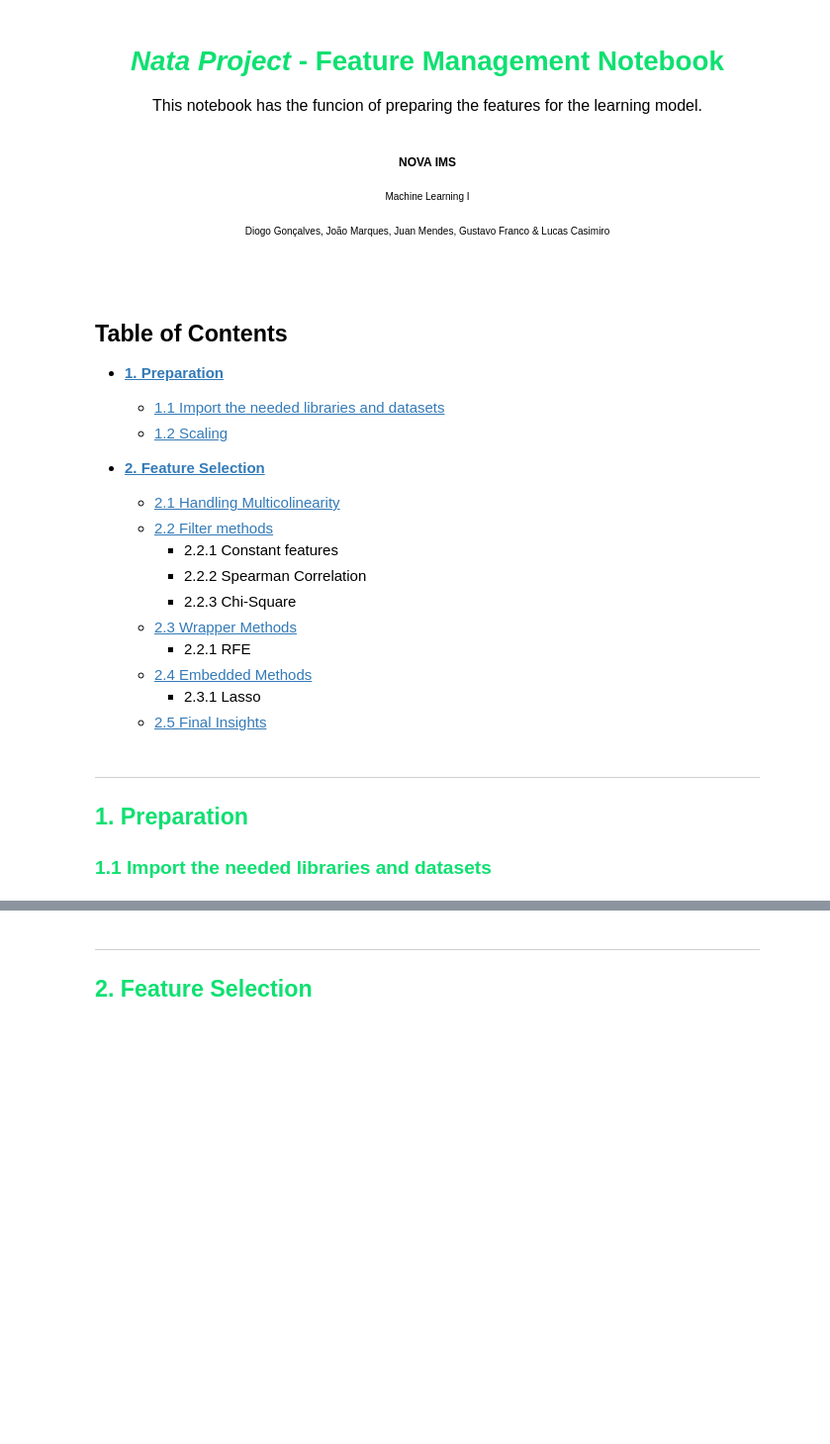
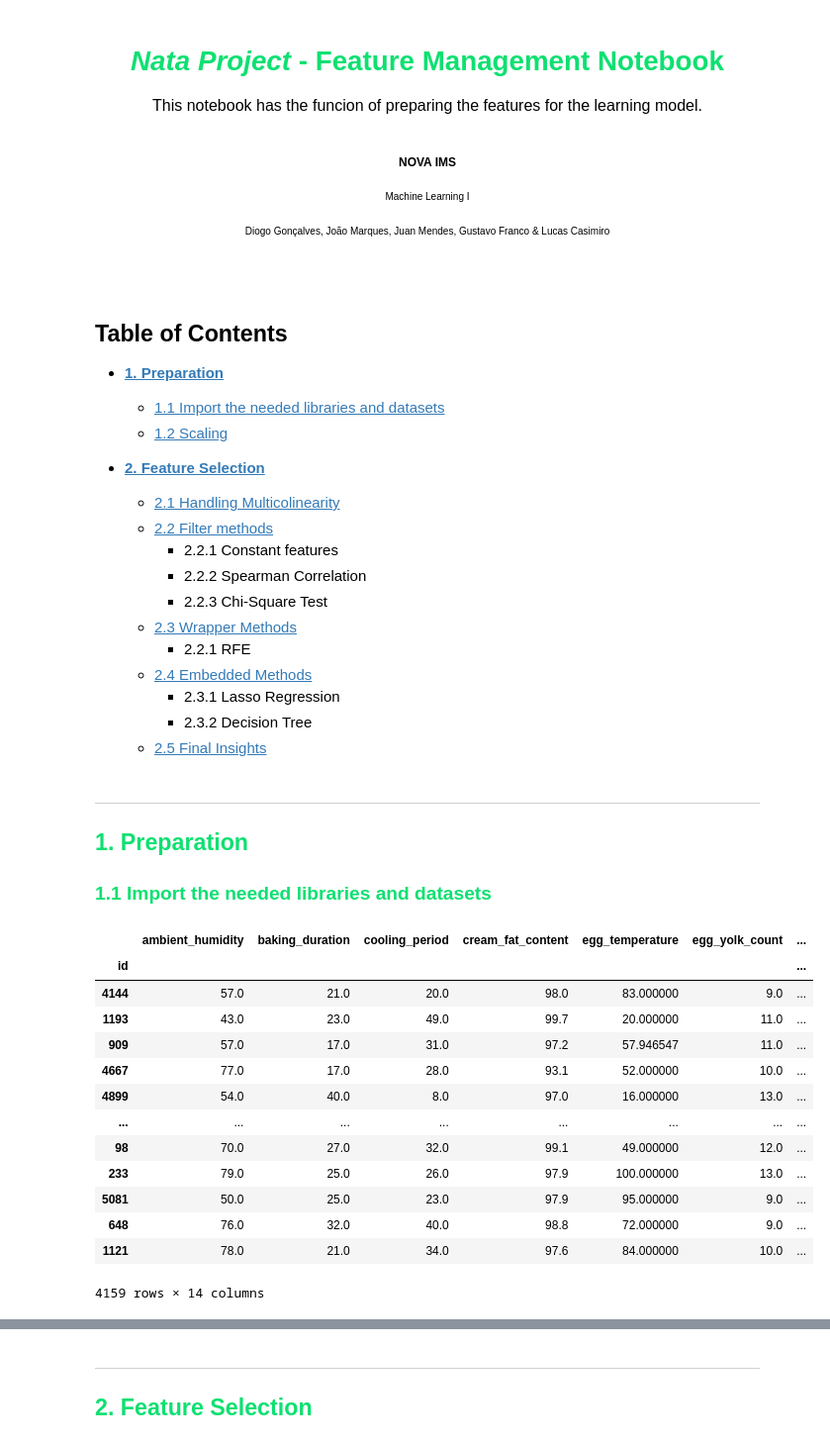
Before and after one commit to gugaffranco/MachineLearning1G08, a Jupyter notebook: ML08_NB3_FEATUREMGMT.ipynb, the cells around one changed output, grey strips where cells are left out. Shown at 99% size. Cells and saved outputs as stored; diff of their text form; code cells hidden in the pictures; blank space fills up the shorter version.

```diff
--- a/ML08_NB3_FEATUREMGMT.ipynb
+++ b/ML08_NB3_FEATUREMGMT.ipynb
@@ -21,11 +21,12 @@
     * [2.2 Filter methods](#6th-bullet)<br>
         * 2.2.1 Constant features<br>
         * 2.2.2 Spearman Correlation<br>
-        * 2.2.3 Chi-Square<br>
+        * 2.2.3 Chi-Square Test<br>
     * [2.3 Wrapper Methods](#10th-bullet)<br>
         * 2.2.1 RFE<br>
     * [2.4 Embedded Methods](#12th-bullet)<br>
-        * 2.3.1 Lasso<br>
+        * 2.3.1 Lasso Regression<br>
+        * 2.3.2 Decision Tree<br>
     * [2.5 Final Insights](#15th-bullet)<br>
 # %% [markdown]
 <hr style = "border: 3px solid #0EE071;">
@@ -43,6 +56,23 @@ X_train = pd.read_pickle('Nata_files/data_clean/X_train_clean.pkl')
 X_val = pd.read_pickle('Nata_files/data_clean/X_val_clean.pkl')
 y_train = pd.read_pickle('Nata_files/data_clean/y_train_clean.pkl')
 y_val = pd.read_pickle('Nata_files/data_clean/y_val_clean.pkl')
+# %%
+X_train
+# %% [output]
+|  | ambient_humidity | baking_duration | cooling_period | cream_fat_content | egg_temperature | egg_yolk_count | ... |
+| id |  |  |  |  |  |  | ... |
+| 4144 | 57.0 | 21.0 | 20.0 | 98.0 | 83.000000 | 9.0 | ... |
+| 1193 | 43.0 | 23.0 | 49.0 | 99.7 | 20.000000 | 11.0 | ... |
+| 909 | 57.0 | 17.0 | 31.0 | 97.2 | 57.946547 | 11.0 | ... |
+| 4667 | 77.0 | 17.0 | 28.0 | 93.1 | 52.000000 | 10.0 | ... |
+| 4899 | 54.0 | 40.0 | 8.0 | 97.0 | 16.000000 | 13.0 | ... |
+| ... | ... | ... | ... | ... | ... | ... | ... |
+| 98 | 70.0 | 27.0 | 32.0 | 99.1 | 49.000000 | 12.0 | ... |
+| 233 | 79.0 | 25.0 | 26.0 | 97.9 | 100.000000 | 13.0 | ... |
+| 5081 | 50.0 | 25.0 | 23.0 | 97.9 | 95.000000 | 9.0 | ... |
+| 648 | 76.0 | 32.0 | 40.0 | 98.8 | 72.000000 | 9.0 | ... |
+| 1121 | 78.0 | 21.0 | 34.0 | 97.6 | 84.000000 | 10.0 | ... |
+4159 rows × 14 columns
 # %% [markdown]
 <h3 style="color: #0EE071;">1.2 Feature Scaling</h3>
 <p style = "font-size : 15px;">To optimize our model, we must address the different scales and distributions of our data. In this section, we'll apply Standard Scaling to center all numerical variables at a mean of 0 and variance of 1. This prevents features with larger magnitudes from dominating the model's learning process.</p>
```
Also changed, not shown: parts of 24 cells of this notebook, 3 other files.
